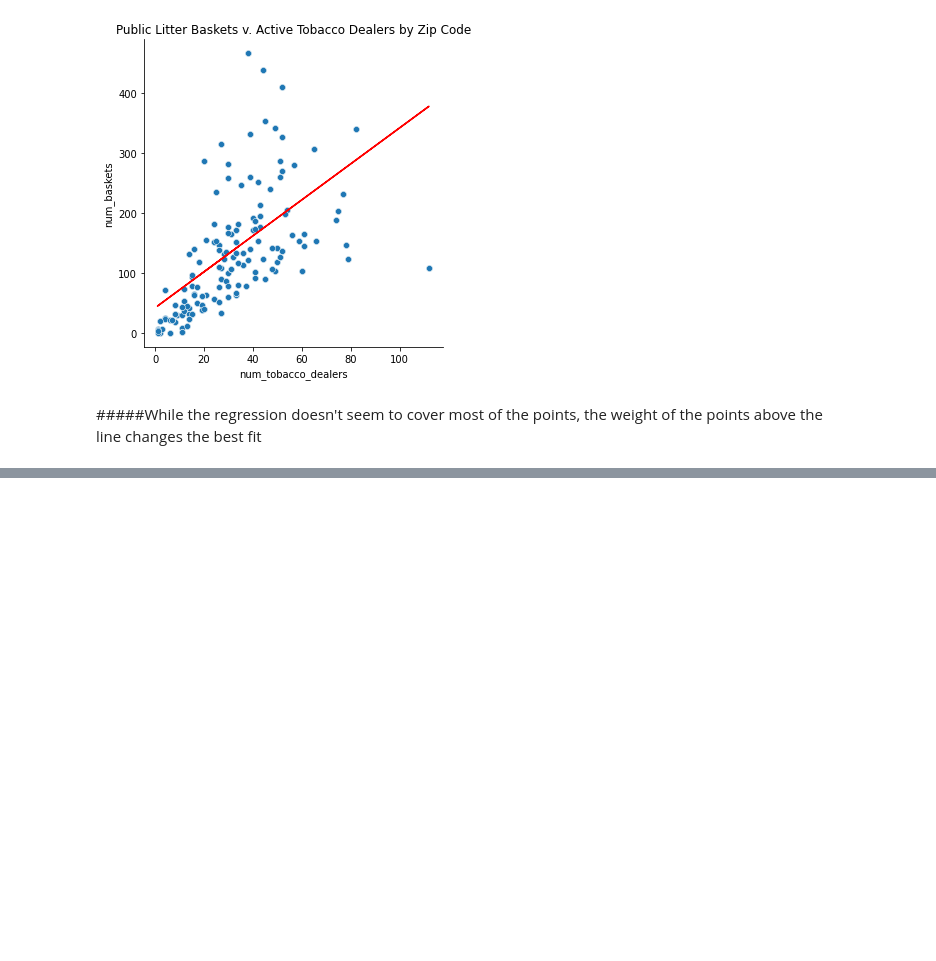
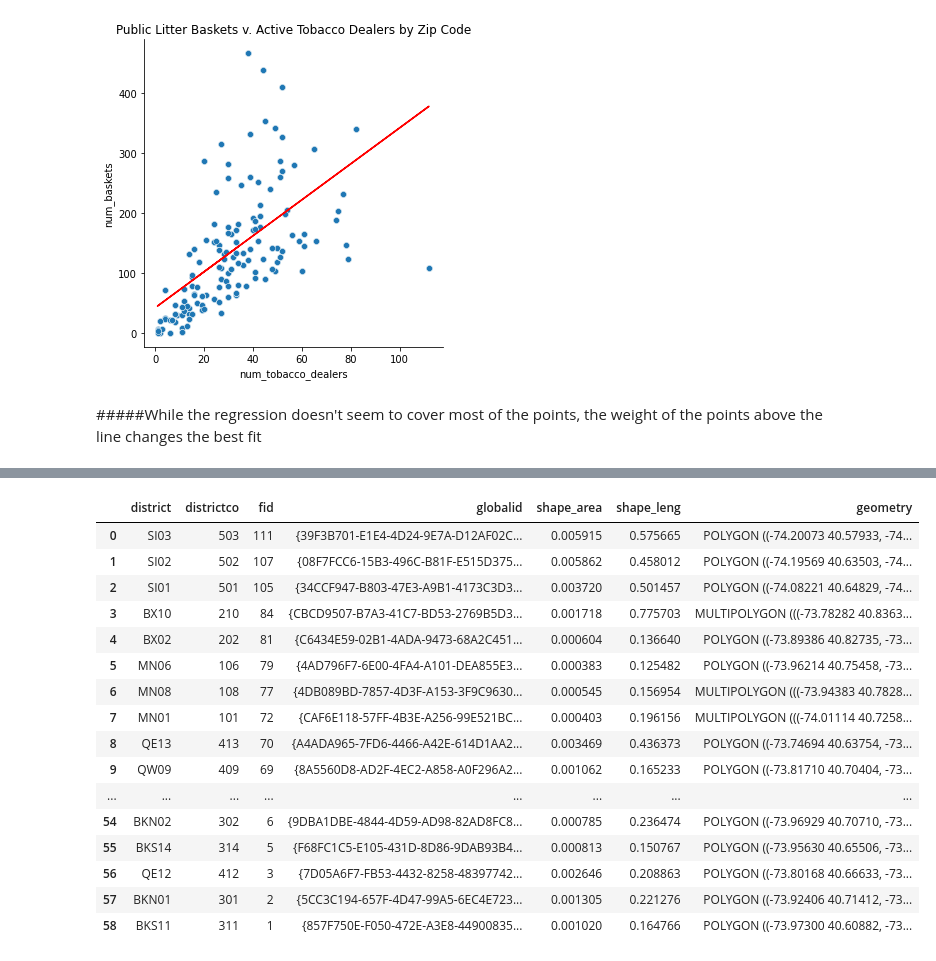
Before and after one commit to neil-kuldip/Disproportion_of_NYC_Litter_Sanitation, a Jupyter notebook: Disproportion_of_NYC_Litter_Sanitation.ipynb, the cells around one changed output, grey strips where cells are left out. Drawn from its saved outputs; the diff is of its cells as text; code cells hidden in the pictures; blank space fills up the shorter version.

```diff
--- a/Disproportion_of_NYC_Litter_Sanitation.ipynb
+++ b/Disproportion_of_NYC_Litter_Sanitation.ipynb
@@ -1053,3 +1053,23 @@ https://www.unitedstateszipcodes.org/ny/
 ### Research Resources
 - NYPLI Waste Report https://www.nylpi.org/waste-report-new-yorks-poorer-neighborhoods-are-getting-dumped-on/
 - Mayor de Blasio's Sanitation Initatives - https://www1.nyc.gov/office-of-the-mayor/news/230-21/recovery-all-us-mayor-de-blasio-new-york-city-department-sanitation-new
+# %%
+dsny_districts
+# %% [output]
+|  | district | districtco | fid | globalid | shape_area | shape_leng | geometry |
+| 0 | SI03 | 503 | 111 | {39F3B701-E1E4-4D24-9E7A-D12AF02C... | 0.005915 | 0.575665 | POLYGON ((-74.20073 40.57933, -74... |
+| 1 | SI02 | 502 | 107 | {08F7FCC6-15B3-496C-B81F-E515D375... | 0.005862 | 0.458012 | POLYGON ((-74.19569 40.63503, -74... |
+| 2 | SI01 | 501 | 105 | {34CCF947-B803-47E3-A9B1-4173C3D3... | 0.003720 | 0.501457 | POLYGON ((-74.08221 40.64829, -74... |
+| 3 | BX10 | 210 | 84 | {CBCD9507-B7A3-41C7-BD53-2769B5D3... | 0.001718 | 0.775703 | MULTIPOLYGON (((-73.78282 40.8363... |
+| 4 | BX02 | 202 | 81 | {C6434E59-02B1-4ADA-9473-68A2C451... | 0.000604 | 0.136640 | POLYGON ((-73.89386 40.82735, -73... |
+| 5 | MN06 | 106 | 79 | {4AD796F7-6E00-4FA4-A101-DEA855E3... | 0.000383 | 0.125482 | POLYGON ((-73.96214 40.75458, -73... |
+| 6 | MN08 | 108 | 77 | {4DB089BD-7857-4D3F-A153-3F9C9630... | 0.000545 | 0.156954 | MULTIPOLYGON (((-73.94383 40.7828... |
+| 7 | MN01 | 101 | 72 | {CAF6E118-57FF-4B3E-A256-99E521BC... | 0.000403 | 0.196156 | MULTIPOLYGON (((-74.01114 40.7258... |
+| 8 | QE13 | 413 | 70 | {A4ADA965-7FD6-4466-A42E-614D1AA2... | 0.003469 | 0.436373 | POLYGON ((-73.74694 40.63754, -73... |
+| 9 | QW09 | 409 | 69 | {8A5560D8-AD2F-4EC2-A858-A0F296A2... | 0.001062 | 0.165233 | POLYGON ((-73.81710 40.70404, -73... |
+| ... | ... | ... | ... | ... | ... | ... | ... |
+| 54 | BKN02 | 302 | 6 | {9DBA1DBE-4844-4D59-AD98-82AD8FC8... | 0.000785 | 0.236474 | POLYGON ((-73.96929 40.70710, -73... |
+| 55 | BKS14 | 314 | 5 | {F68FC1C5-E105-431D-8D86-9DAB93B4... | 0.000813 | 0.150767 | POLYGON ((-73.95630 40.65506, -73... |
+| 56 | QE12 | 412 | 3 | {7D05A6F7-FB53-4432-8258-48397742... | 0.002646 | 0.208863 | POLYGON ((-73.80168 40.66633, -73... |
+| 57 | BKN01 | 301 | 2 | {5CC3C194-657F-4D47-99A5-6EC4E723... | 0.001305 | 0.221276 | POLYGON ((-73.92406 40.71412, -73... |
+| 58 | BKS11 | 311 | 1 | {857F750E-F050-472E-A3E8-44900835... | 0.001020 | 0.164766 | POLYGON ((-73.97300 40.60882, -73... |
```
Also changed, not shown: parts of 7 cells of this notebook.
